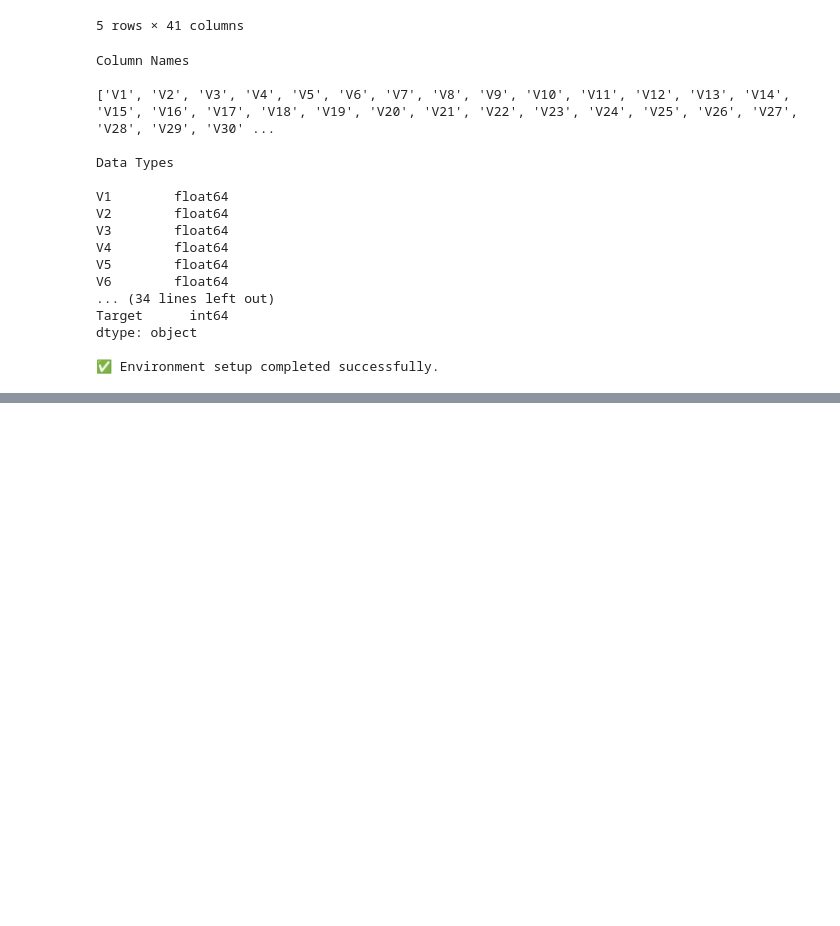
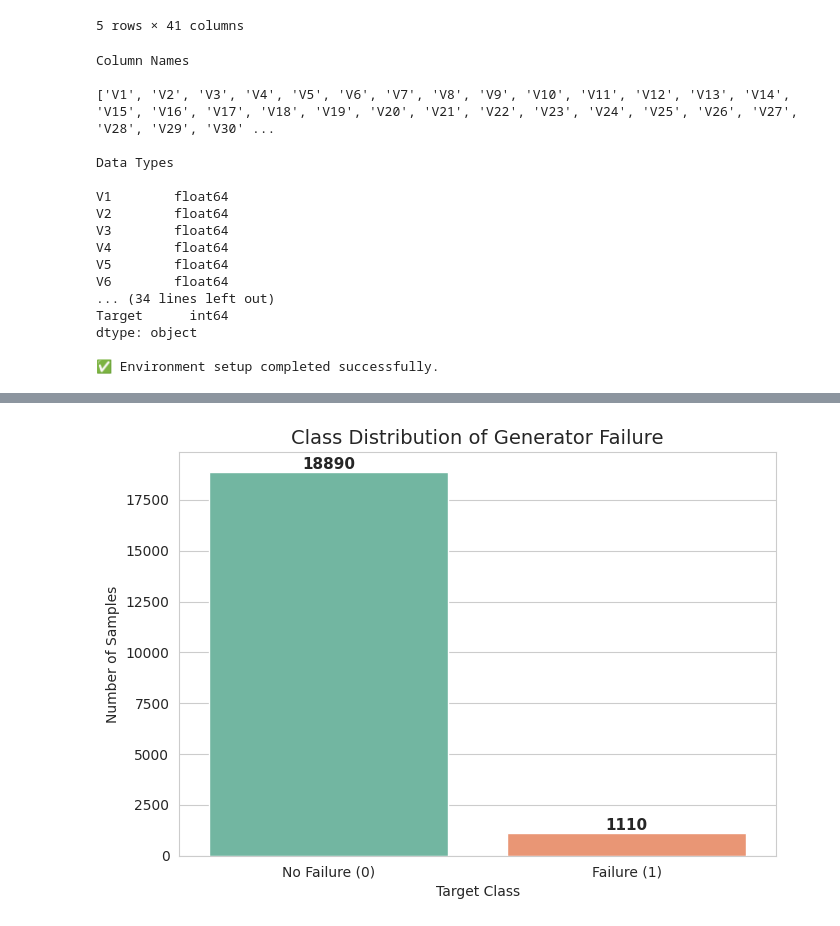
Before and after one commit to VandanaRaghunandan/ReneWind-Predictive-Maintenance, a Jupyter notebook: renewind.ipynb, the cells around one changed output, grey strips where cells are left out. Drawn from its saved outputs; the diff is of its cells as text; code cells hidden in the pictures; blank space fills up the shorter version.

Commit message:
Analyze target class distribution and identify class imbalance

```diff
--- a/renewind.ipynb
+++ b/renewind.ipynb
@@ -211,0 +238,82 @@ dtype: object
+# %%
+# ==========================================================
+# Exploratory Data Analysis (EDA)
+# Class Distribution Analysis
+# ==========================================================
+
+# ----------------------------------------------------------
+# Step 1 : Calculate Class Distribution (Raw Counts)
+# ----------------------------------------------------------
+
+# Count the number of observations in each target class
+class_counts = train_df['Target'].value_counts()
+
+# Display raw counts
+print("=" * 50)
+print("Class Distribution (Count)")
+print("=" * 50)
+print(class_counts)
+
+# ----------------------------------------------------------
+# Step 2 : Calculate Class Distribution (Percentage)
+# ----------------------------------------------------------
+
+# Convert counts into percentages
+class_percentages = train_df['Target'].value_counts(normalize=True) * 100
+
+# Display percentages
+print("\n" + "=" * 50)
+print("Class Distribution (Percentage)")
+print("=" * 50)
+print(class_percentages.round(2))
+
+# ----------------------------------------------------------
+# Step 3 : Visualize Class Distribution
+# ----------------------------------------------------------
+
+# Create figure
+plt.figure(figsize=(7,5))
+
+# Draw countplot
+ax = sns.countplot(
+    x='Target',
+    data=train_df,
+    palette='Set2'
+)
+
+# Set title
+plt.title("Class Distribution of Generator Failure", fontsize=14)
+
+# Set axis labels
+plt.xlabel("Target Class")
+plt.ylabel("Number of Samples")
+
+# Rename x-axis labels
+ax.set_xticklabels(["No Failure (0)", "Failure (1)"])
+
+# ----------------------------------------------------------
+# Step 4 : Display Exact Count on Top of Each Bar
+# ----------------------------------------------------------
+
+# Loop through each bar
+for bar in ax.patches:
+
+    # Get bar height
+    height = bar.get_height()
+
+    # Display value above bar
+    ax.annotate(
+        f'{int(height)}',
+        (bar.get_x() + bar.get_width()/2, height),
+        ha='center',
+        va='bottom',
+        fontsize=11,
+        fontweight='bold'
+    )
+
+# Improve layout
+plt.tight_layout()
+
+# Display plot
+plt.show()
+# %% [output]
@@ -211,0 +335 @@ dtype: object
+[figure, added]
```
Also changed, not shown: parts of 3 cells of this notebook.
